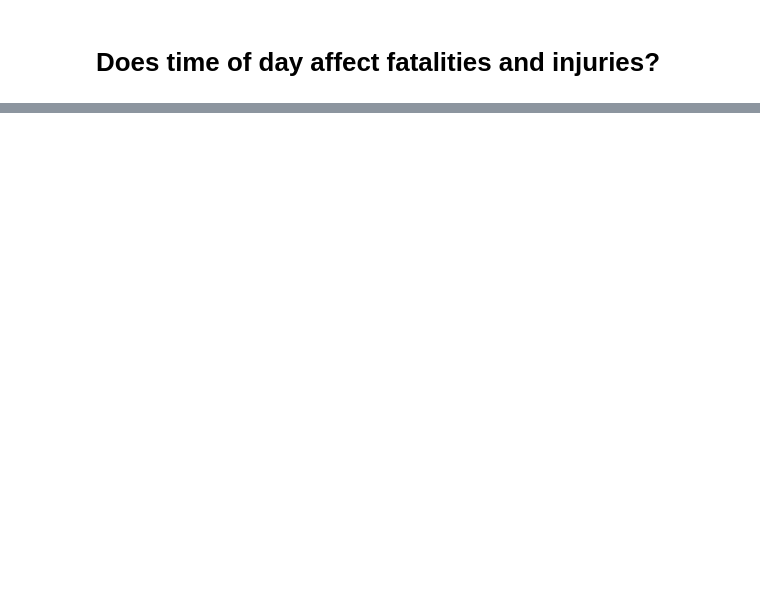
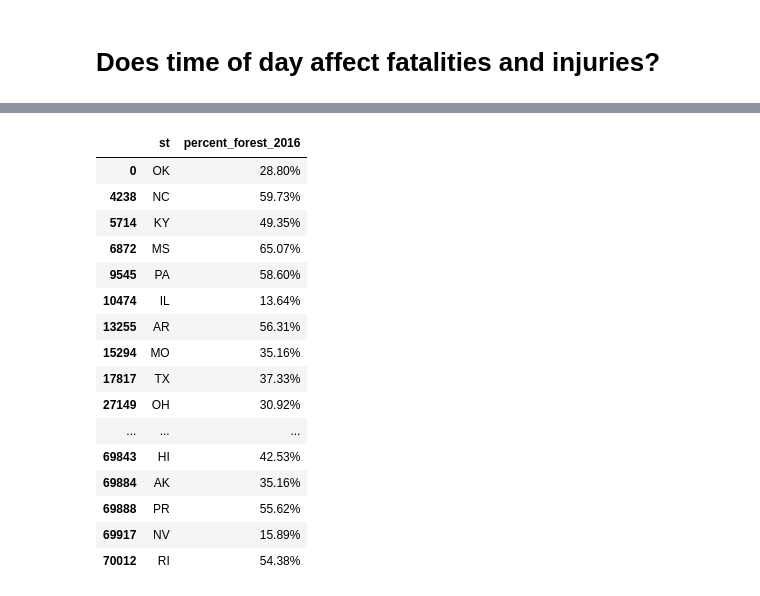
Before and after one commit to AllyBaker00/ally_capstone, a Jupyter notebook: notebooks/capstone1.ipynb, the cells around one changed output, grey strips where cells are left out. Drawn from its saved outputs; the diff is of its cells as text; code cells hidden in the pictures; blank space fills up the shorter version.

```diff
--- a/notebooks/capstone1.ipynb
+++ b/notebooks/capstone1.ipynb
@@ -184,0 +384,3 @@ merge2.head()
+# %%
+st_forestry = merge2[['st', 'percent_forest_2016']]
+st_forestry
@@ -184,0 +401,22 @@ merge2.head()
+# %%
+#drop duplicates
+st_forestry = st_forestry.drop_duplicates(subset=['st'], keep='first')
+st_forestry
+# %% [output]
+|  | st | percent_forest_2016 |
+| 0 | OK | 28.80% |
+| 4238 | NC | 59.73% |
+| 5714 | KY | 49.35% |
+| 6872 | MS | 65.07% |
+| 9545 | PA | 58.60% |
+| 10474 | IL | 13.64% |
+| 13255 | AR | 56.31% |
+| 15294 | MO | 35.16% |
+| 17817 | TX | 37.33% |
+| 27149 | OH | 30.92% |
+| ... | ... | ... |
+| 69843 | HI | 42.53% |
+| 69884 | AK | 35.16% |
+| 69888 | PR | 55.62% |
+| 69917 | NV | 15.89% |
+| 70012 | RI | 54.38% |
```
Also changed, not shown: parts of 28 cells of this notebook, 2 other files.
